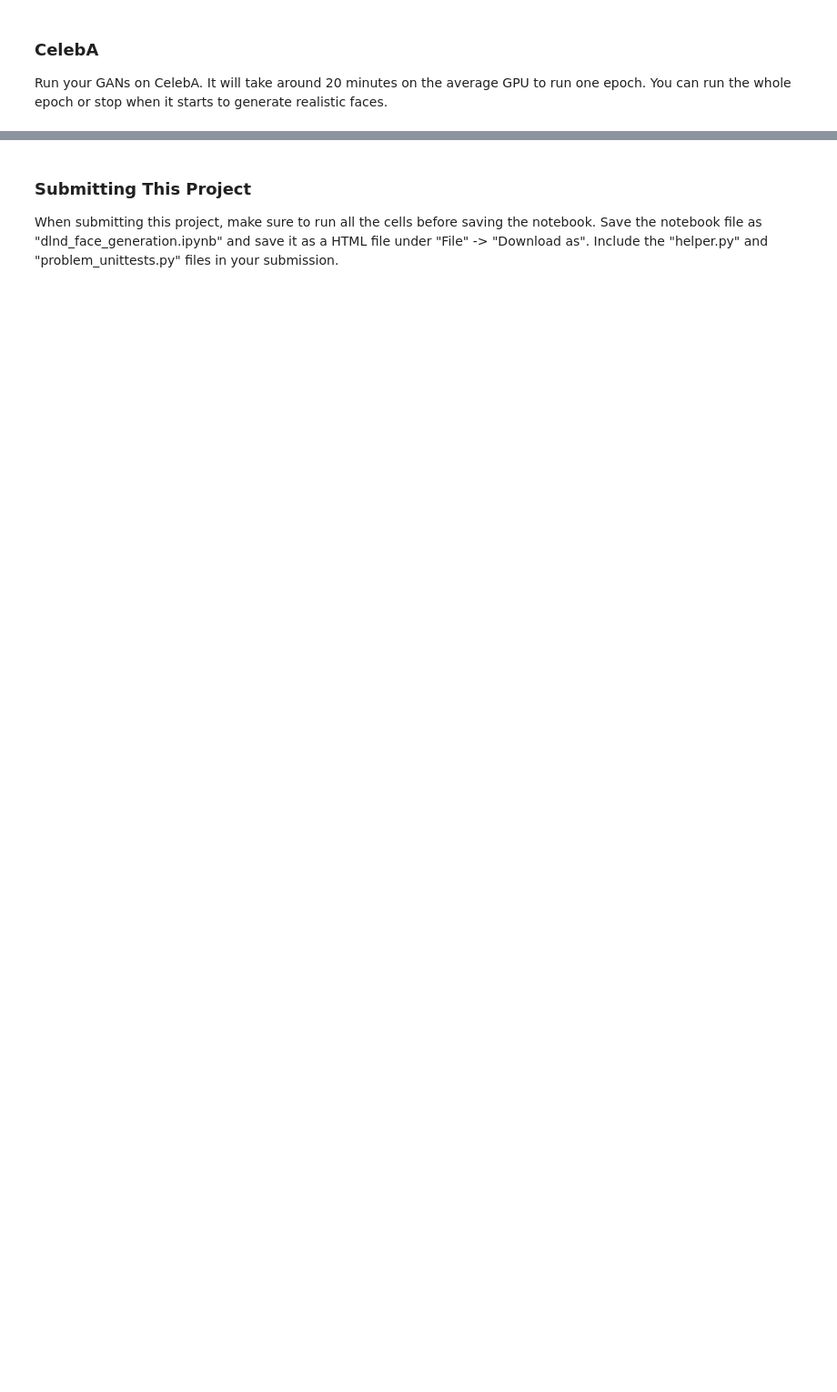
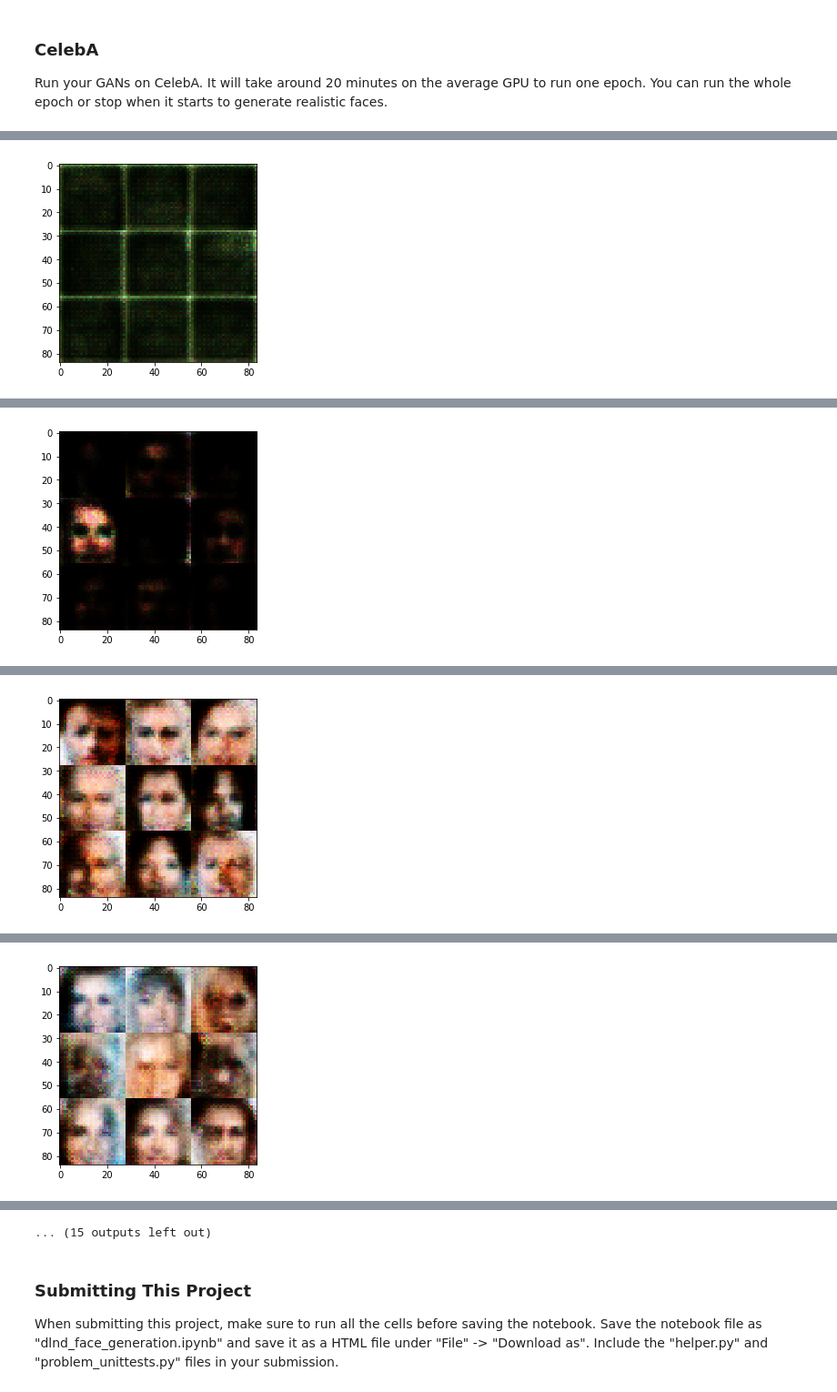
Before and after one commit to VenkatRepaka/deep-learning, a Jupyter notebook: face_generation/dlnd_face_generation.ipynb, the cells around one changed output, grey strips where cells are left out. Shown: that part at 91% size. Saved outputs shown, nothing was run; the diff lists cells and outputs as text; code cells hidden in the pictures; blank space fills up the shorter version.

```diff
--- a/face_generation/dlnd_face_generation.ipynb
+++ b/face_generation/dlnd_face_generation.ipynb
@@ -349,10 +451,10 @@ with tf.Graph().as_default():
 ### CelebA
 Run your GANs on CelebA.  It will take around 20 minutes on the average GPU to run one epoch.  You can run the whole epoch or stop when it starts to generate realistic faces.
 # %%
-batch_size = None
-z_dim = None
-learning_rate = None
-beta1 = None
+batch_size = 128
+z_dim = 100
+learning_rate = 0.0002
+beta1 = 0.1
 
 
 """
@@ -364,3 +466,4 @@ celeba_dataset = helper.Dataset('celeba', glob(os.path.join(data_dir, 'img_align
 with tf.Graph().as_default():
     train(epochs, batch_size, z_dim, learning_rate, beta1, celeba_dataset.get_batches,
           celeba_dataset.shape, celeba_dataset.image_mode)
+# %% [output]
@@ -366,0 +480 @@ with tf.Graph().as_default():
+[figure, added]
@@ -366,0 +491 @@ with tf.Graph().as_default():
+[figure, added]
@@ -366,0 +502 @@ with tf.Graph().as_default():
+[figure, added]
@@ -366,0 +513 @@ with tf.Graph().as_default():
+[figure, added]
@@ -367,3 +536,4 @@ with tf.Graph().as_default():
+... (15 outputs left out)
 # %% [markdown]
 ### Submitting This Project
 When submitting this project, make sure to run all the cells before saving the notebook. Save the notebook file as "dlnd_face_generation.ipynb" and save it as a HTML file under "File" -> "Download as". Include the "helper.py" and "problem_unittests.py" files in your submission.
```
Also changed, not shown: parts of 11 cells of this notebook.
